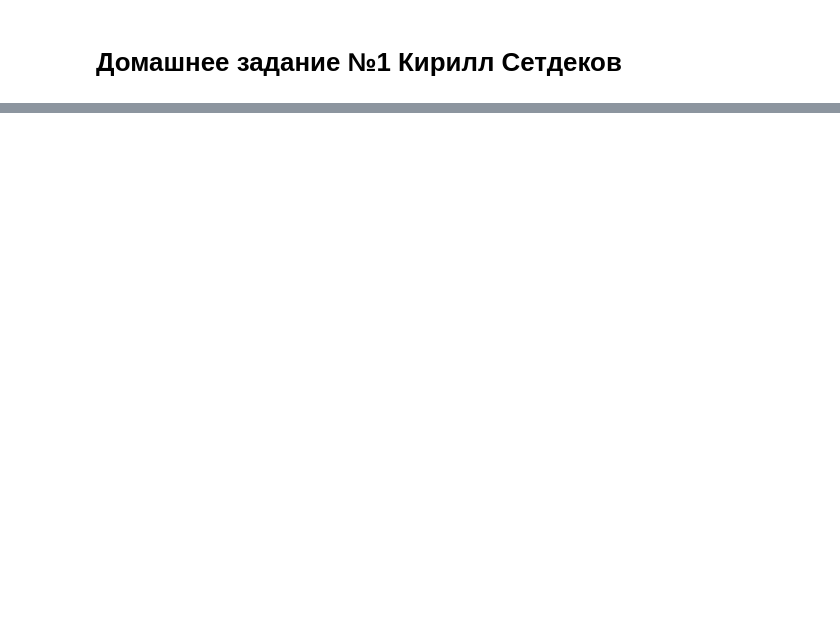
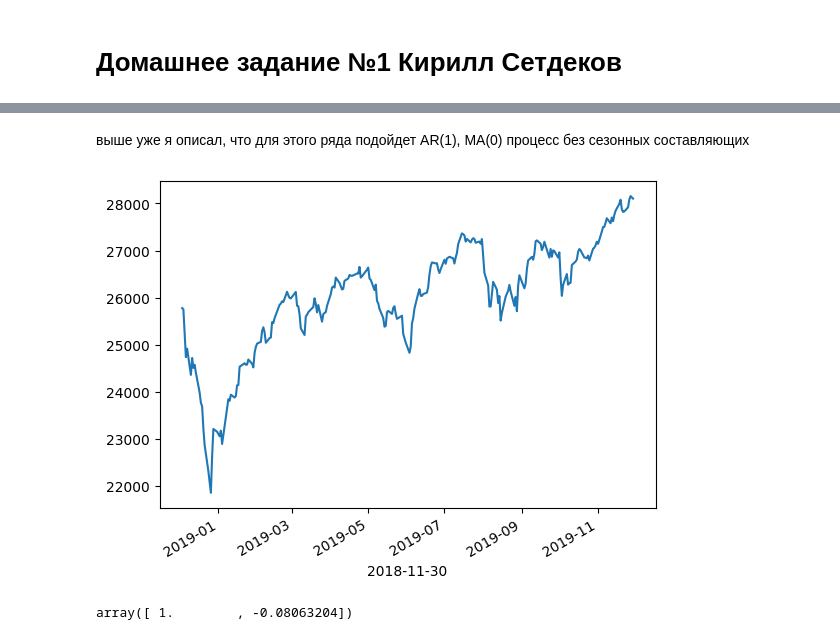
Before and after one commit to ksetdekov/ts_march_2023, a Jupyter notebook: Homework_01_kirill_setdekov.ipynb, the cells around one changed output, grey strips where cells are left out. Saved outputs shown, nothing was run; the diff lists cells and outputs as text; code cells hidden in the pictures; blank space fills up the shorter version.

```diff
--- a/Homework_01_kirill_setdekov.ipynb
+++ b/Homework_01_kirill_setdekov.ipynb
@@ -11,0 +118,7 @@
+# %% [markdown]
+выше уже я описал, что для этого ряда подойдет AR(1), MA(0) процесс без сезонных составляющих
+# %%
+dow.plot()
+plt.show()
+# %% [output]
+[figure, added]
@@ -11,0 +146,4 @@
+# %%
+res.polynomial_ar
+# %% [output]
+array([ 1.        , -0.08063204])
```
Also changed, not shown: parts of 23 cells of this notebook.
